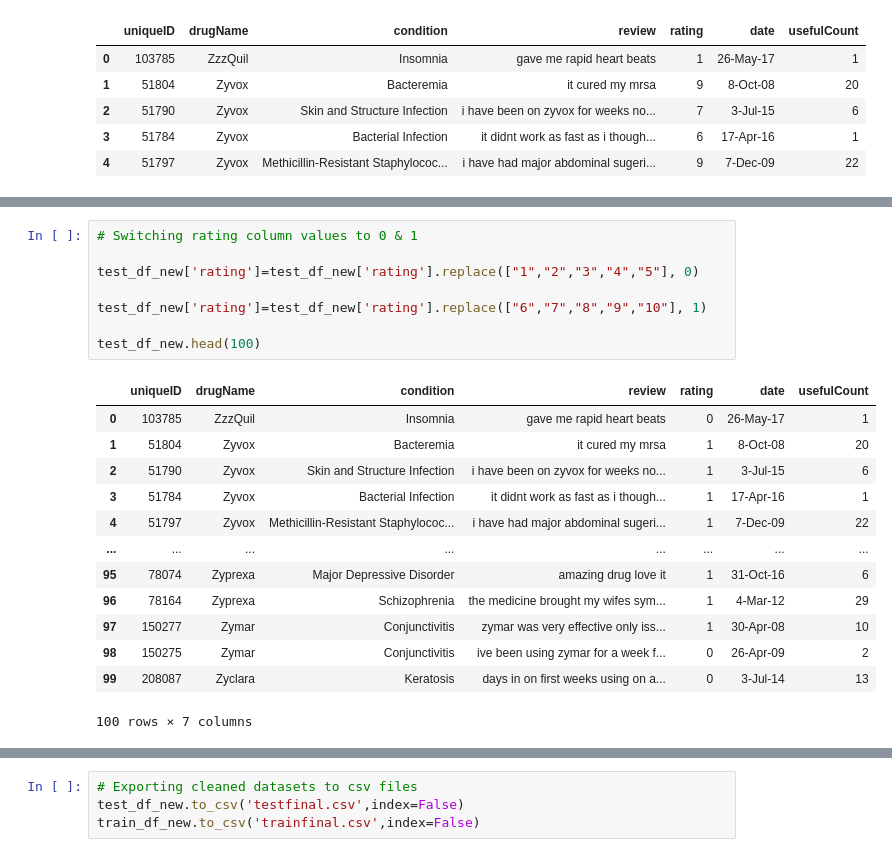
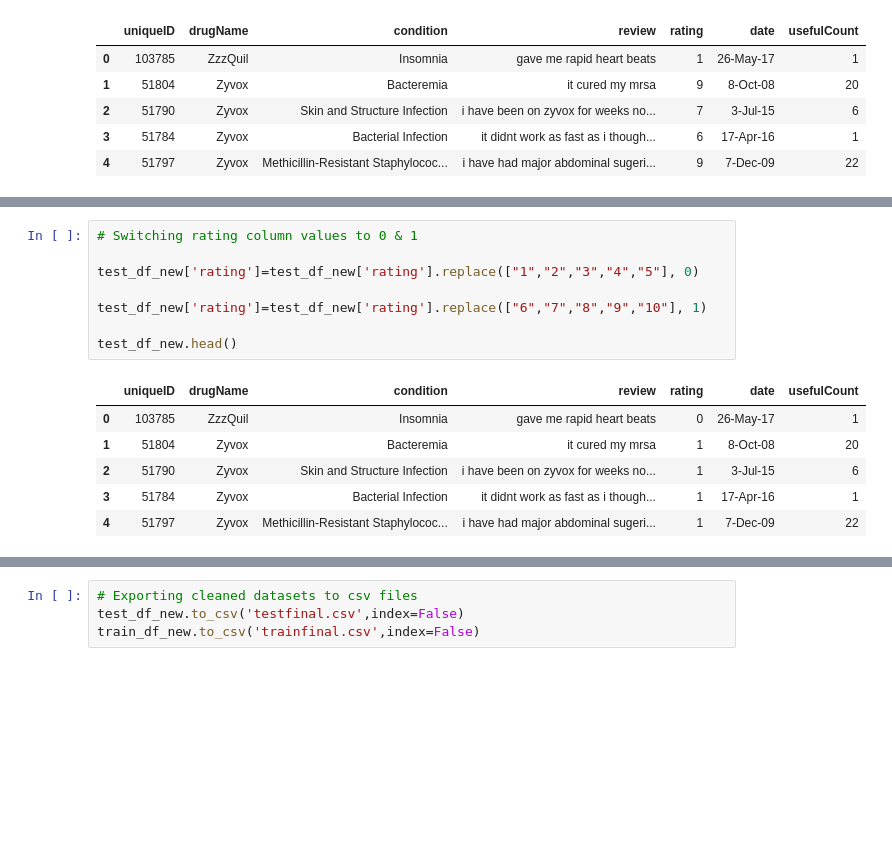
Before and after one commit to Sanjaye22/CUBootcamp-Final-Project, a Jupyter notebook: Notebook/Data Preprocessing.ipynb, the cells around one changed output, grey strips where cells are left out. Drawn from its saved outputs; the diff is of its cells as text; blank space fills up the shorter version.

```diff
--- a/Notebook/Data Preprocessing.ipynb
+++ b/Notebook/Data Preprocessing.ipynb
@@ -210,25 +196,18 @@ train_df_new.head()
 # %%
 # Switching rating column values to 0 & 1
 
 test_df_new['rating']=test_df_new['rating'].replace(["1","2","3","4","5"], 0)
 
 test_df_new['rating']=test_df_new['rating'].replace(["6","7","8","9","10"], 1)
 
-test_df_new.head(100)
+test_df_new.head()
 # %% [output]
 |  | uniqueID | drugName | condition | review | rating | date | usefulCount |
 | 0 | 103785 | ZzzQuil | Insomnia | gave me rapid heart beats | 0 | 26-May-17 | 1 |
 | 1 | 51804 | Zyvox | Bacteremia | it cured my mrsa | 1 | 8-Oct-08 | 20 |
 | 2 | 51790 | Zyvox | Skin and Structure Infection | i have been on zyvox for weeks no... | 1 | 3-Jul-15 | 6 |
 | 3 | 51784 | Zyvox | Bacterial Infection | it didnt work as fast as i though... | 1 | 17-Apr-16 | 1 |
 | 4 | 51797 | Zyvox | Methicillin-Resistant Staphylococ... | i have had major abdominal sugeri... | 1 | 7-Dec-09 | 22 |
-| ... | ... | ... | ... | ... | ... | ... | ... |
-| 95 | 78074 | Zyprexa | Major Depressive Disorder | amazing drug love it | 1 | 31-Oct-16 | 6 |
-| 96 | 78164 | Zyprexa | Schizophrenia | the medicine brought my wifes sym... | 1 | 4-Mar-12 | 29 |
-| 97 | 150277 | Zymar | Conjunctivitis | zymar was very effective only iss... | 1 | 30-Apr-08 | 10 |
-| 98 | 150275 | Zymar | Conjunctivitis | ive been using zymar for a week f... | 0 | 26-Apr-09 | 2 |
-| 99 | 208087 | Zyclara | Keratosis | days in on first weeks using on a... | 0 | 3-Jul-14 | 13 |
-100 rows × 7 columns
 # %%
 # Switching rating column values to 0 & 1
 
```
Also changed, not shown: parts of 9 cells of this notebook, 19 other files.
